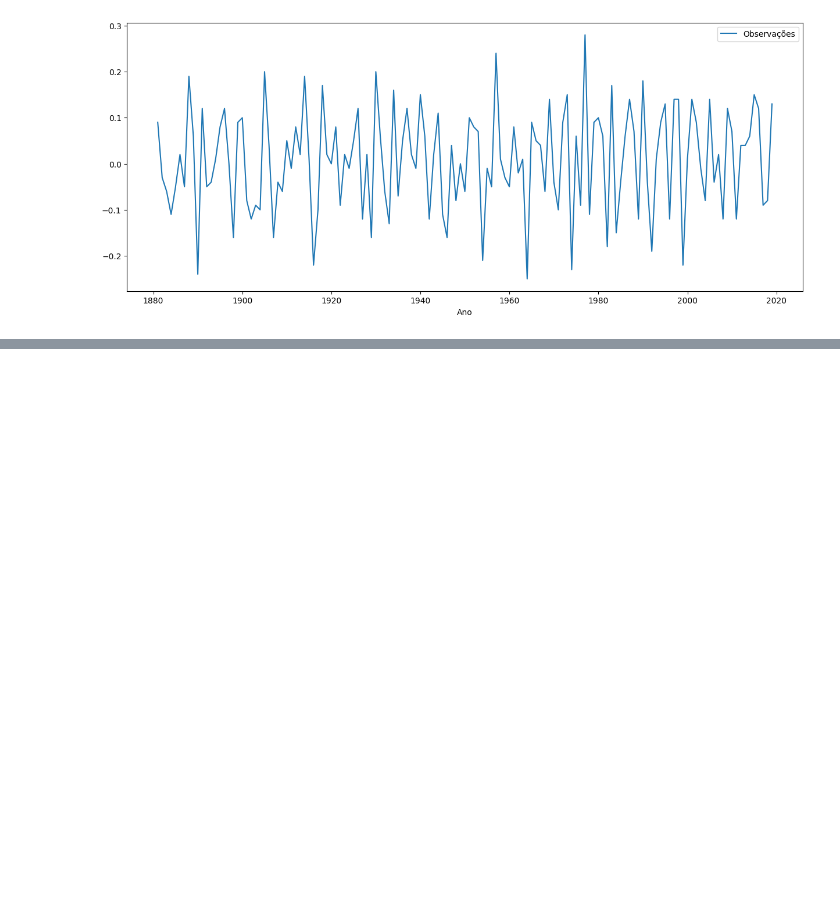
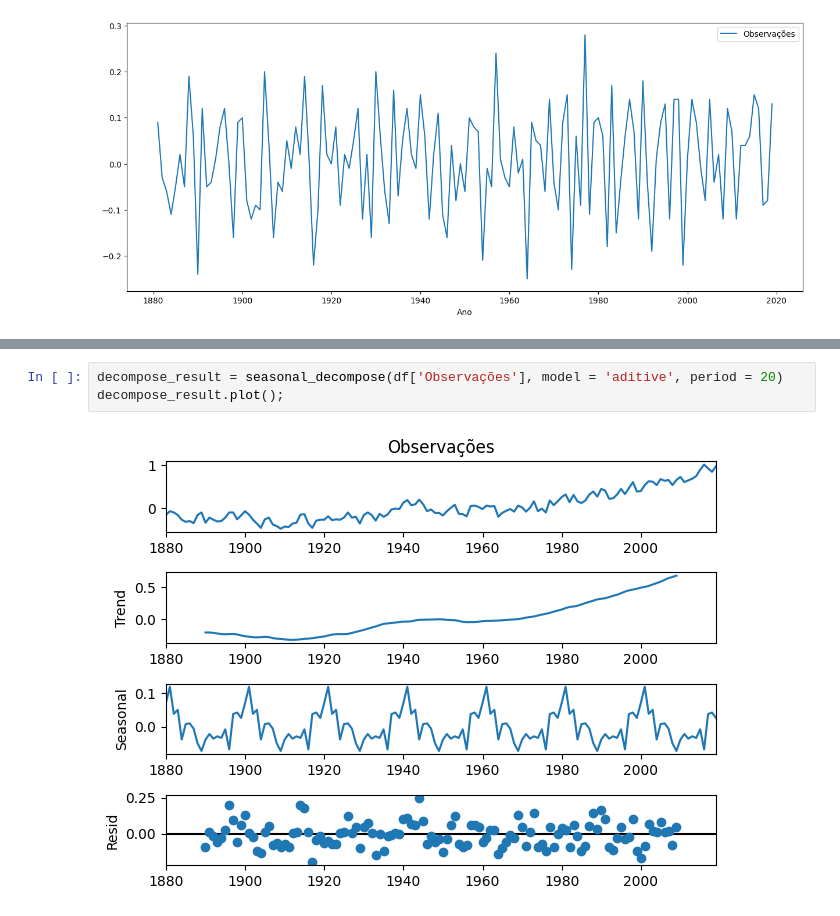
Before and after one commit to andlcoelho/miniprojetos, a Jupyter notebook: Desafio_aula2_Univali_SeriesTemporais_ipynb.ipynb, the cells around one changed output, grey strips where cells are left out. Cells and saved outputs as stored; diff of their text form; blank space fills up the shorter version.

```diff
--- a/Desafio_aula2_Univali_SeriesTemporais_ipynb.ipynb
+++ b/Desafio_aula2_Univali_SeriesTemporais_ipynb.ipynb
@@ -56,0 +104,5 @@ df.diff().plot(figsize=(15,6))
+# %%
+decompose_result = seasonal_decompose(df['Observações'], model = 'aditive', period = 20)
+decompose_result.plot();
+# %% [output]
+[figure, added]
```
Also changed, not shown: parts of 8 cells of this notebook.
